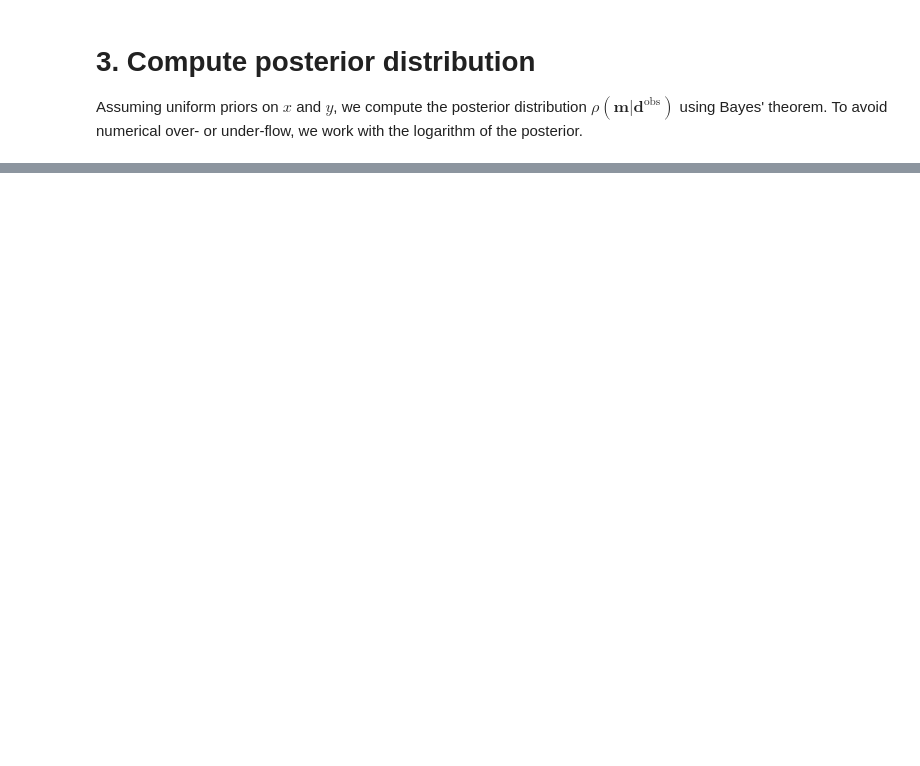
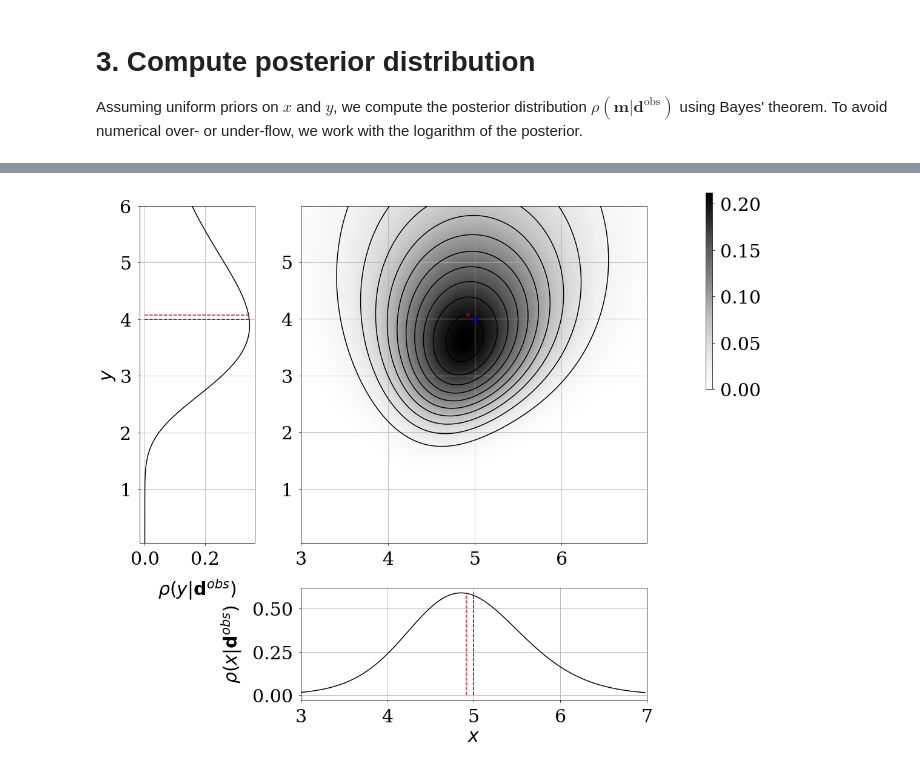
Before and after one commit to fabian-kutschera/WP15_InverseGeophysics, a Jupyter notebook: 01/Find the fisherman/Find the fisherman.ipynb, the cells around one changed output, grey strips where cells are left out. Cells and saved outputs as stored; diff of their text form; code cells hidden in the pictures; blank space fills up the shorter version.

```diff
--- a/01/Find the fisherman/Find the fisherman.ipynb
+++ b/01/Find the fisherman/Find the fisherman.ipynb
@@ -133,3 +135,88 @@ plt.show()
 # 3. Compute posterior distribution
 
 Assuming uniform priors on $x$ and $y$, we compute the posterior distribution $\rho(\mathbf{m}|\mathbf{d}^\text{obs})$ using Bayes' theorem. To avoid numerical over- or under-flow, we work with the logarithm of the posterior.
+# %%
+# Define a range of x- and y-values.
+xmin = 3.0
+xmax = 7.0
+dx = 0.02
+ymin = 0.05
+ymax = 6.0
+dy = 0.02
+x = np.arange(xmin, xmax, dx)
+y = np.arange(ymin, ymax, dy)
+X, Y = np.meshgrid(x, y)
+
+# Accumulate observations.
+rho = 0.0
+
+for i in range(N):
+    phi = np.arctan((x_i[i] - X) / Y)
+    # Logarithmic version of the posterior, written to avoid numpy overflow for large kappa.
+    rho += (
+        np.log10(vonmises.pdf(np.pi / 2.0, 1.0))
+        + np.log10(Y / (Y ** 2 + (X - x_i[i]) ** 2))
+        + kappa_in * np.cos(phi) * np.log10(np.e)
+    )
+    # rho+=np.log10(vonmises.pdf(phi,kappa_in)*Y/(Y**2+(X-x_i[i])**2))
+
+# Find normalisation.
+rho = np.exp(rho - np.max(rho))
+c = np.sum(rho) * dx * dy
+rho = rho / c
+
+# Plot posterior distribution and marginals.
+fig = plt.figure()
+fig, ((ax0, ax1), (ax2, ax3)) = plt.subplots(
+    2,
+    2,
+    figsize=(15, 15),
+    gridspec_kw={"width_ratios": [1, 3], "height_ratios": [3, 1]},
+)
+
+# 2D posterior.
+im = ax1.pcolor(X, Y, rho, cmap="Greys")
+ax1.contour(X, Y, rho, colors="k", levels=10)
+ax1.plot(x_in, y_in, "bo")#, MarkerSize=12)
+ax1.grid()
+
+cbaxes = fig.add_axes([0.99, 0.6, 0.01, 0.3])
+plt.colorbar(im, cax=cbaxes, orientation="vertical")
+
+# x marginal.
+rho_x = np.sum(rho, axis=0)
+rho_x = rho_x / (dx * sum(rho_x))
+dx = x[1] - x[0]
+mean_x = np.sum(x * rho_x) * dx
+
+ax3.plot(x, rho_x, "k")
+ax3.plot([x_in, x_in], [0.0, np.max(rho_x)], "--b")
+ax3.plot([mean_x, mean_x], [0.0, np.max(rho_x)], "--r")
+ax3.set_xlim((xmin, xmax))
+
+ax3.set_xlabel(r"$x$")
+ax3.set_ylabel(r"$\rho(x|\mathbf{d}^{obs})$", labelpad=15)
+ax3.grid()
+
+# y marginal
+rho_y = np.sum(rho, axis=1)
+rho_y = rho_y / (dy * sum(rho_y))
+dy = y[1] - y[0]
+mean_y = np.sum(y * rho_y) * dy
+
+ax0.plot(rho_y, y, "k")
+ax0.plot([0.0, np.max(rho_y)], [y_in, y_in], "--b")
+ax0.plot([0.0, np.max(rho_y)], [mean_y, mean_y], "--r")
+ax0.set_ylim((ymin, ymax))
+
+ax0.set_ylabel(r"$y$")
+ax0.set_xlabel(r"$\rho(y|\mathbf{d}^{obs})$", labelpad=15)
+ax0.grid()
+
+ax1.plot(mean_x, mean_y, "rx")#, MarkerSize=15)
+
+ax2.axis("off")
+#plt.tight_layout()
+#plt.savefig("fisherman_kappainf_N10.pdf", format="pdf")
+plt.show()
+# %% [output]
@@ -136,3 +224,4 @@ Assuming uniform priors on $x$ and $y$, we compute the posterior distribution $\
+[figure, added]
 # %%
 # Define a range of x- and y-values.
 xmin = 3.0
```
Also changed, not shown: parts of 4 cells of this notebook.
